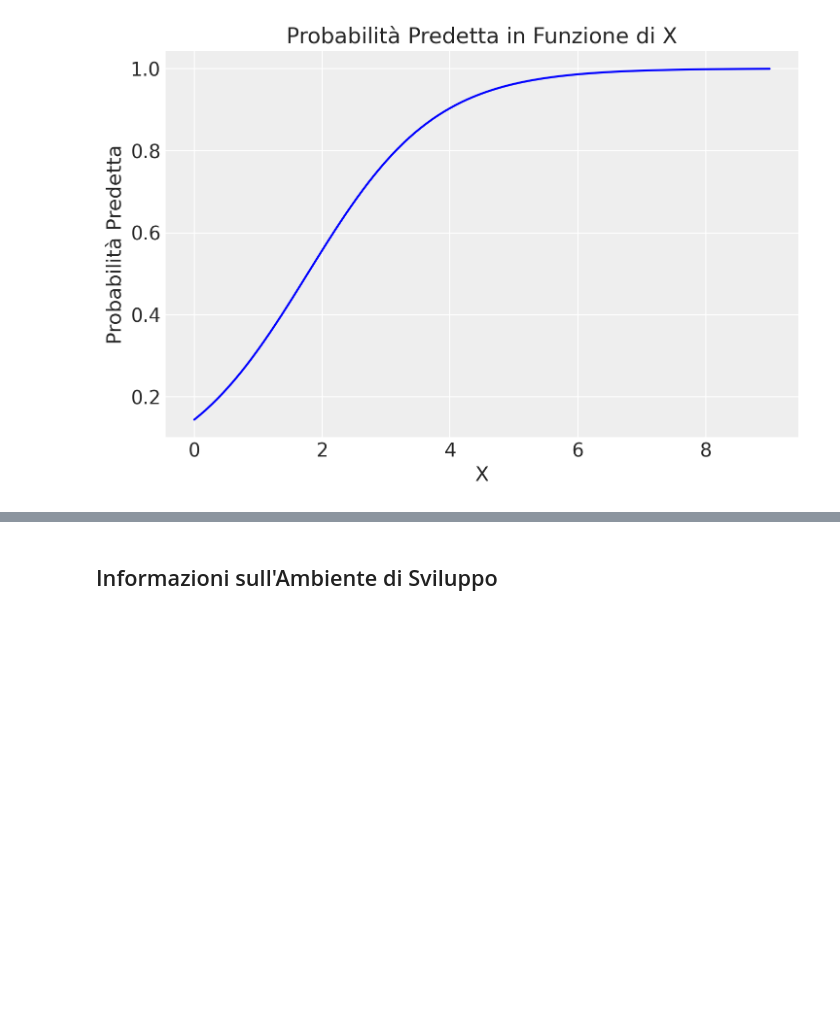
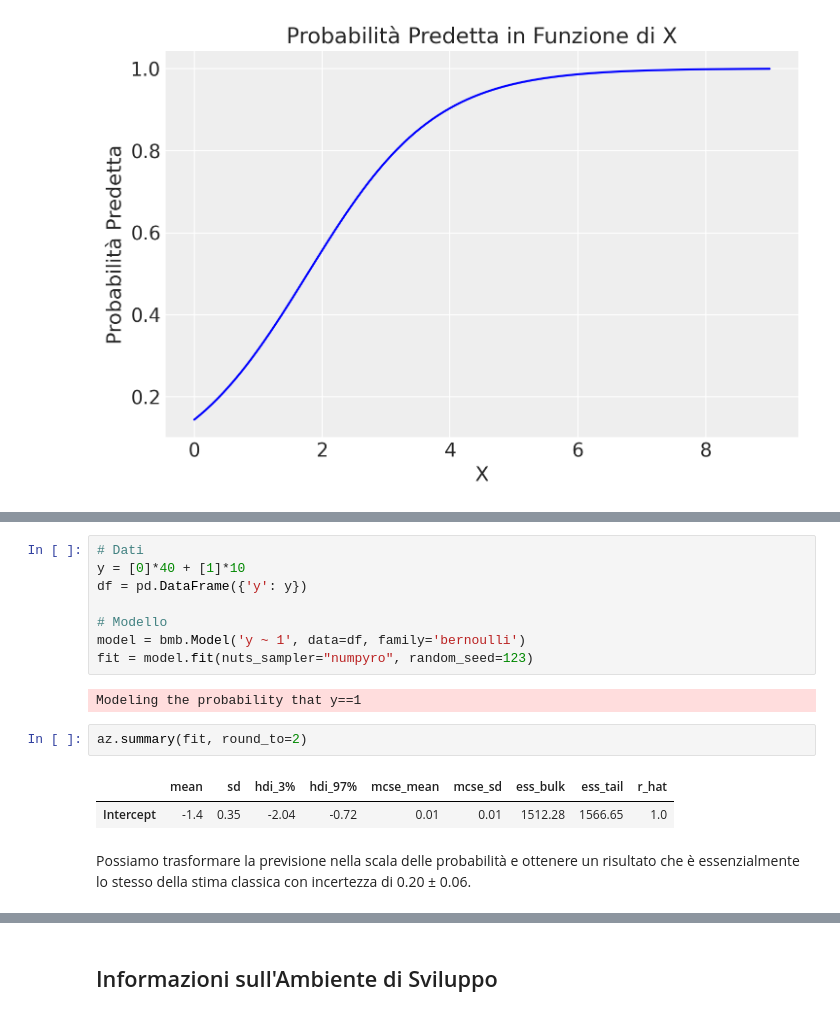
Before and after one commit to ccaudek/ds4p, a Jupyter notebook: _build/jupyter_execute/chapter_5/05_22_stan_logistic_regr.ipynb, the cells around one changed output, grey strips where cells are left out. Drawn from its saved outputs; the diff is of its cells as text; blank space fills up the shorter version.

```diff
--- a/_build/jupyter_execute/chapter_5/05_22_stan_logistic_regr.ipynb
+++ b/_build/jupyter_execute/chapter_5/05_22_stan_logistic_regr.ipynb
@@ -764,0 +788,17 @@ Questa analisi dimostra come i coefficienti del modello di regressione logistica
+# %%
+# Dati
+y = [0]*40 + [1]*10
+df = pd.DataFrame({'y': y})
+
+# Modello
+model = bmb.Model('y ~ 1', data=df, family='bernoulli')
+fit = model.fit(nuts_sampler="numpyro", random_seed=123)
+# %% [output]
+Modeling the probability that y==1
+# %%
+az.summary(fit, round_to=2)
+# %% [output]
+|  | mean | sd | hdi_3% | hdi_97% | mcse_mean | mcse_sd | ess_bulk | ess_tail | r_hat |
+| Intercept | -1.4 | 0.35 | -2.04 | -0.72 | 0.01 | 0.01 | 1512.28 | 1566.65 | 1.0 |
+# %% [markdown]
+Possiamo trasformare la previsione nella scala delle probabilità e ottenere un risultato che è essenzialmente lo stesso della stima classica con incertezza di 0.20 ± 0.06.
```
Also changed, not shown: parts of 16 cells of this notebook, 6 other files.
